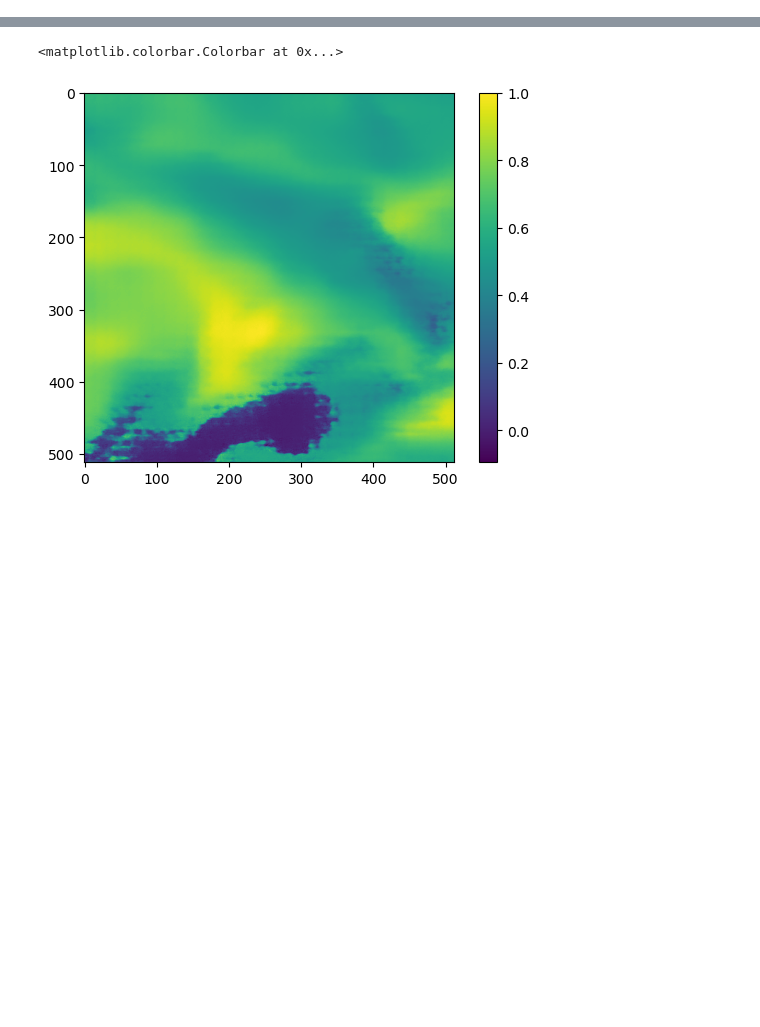
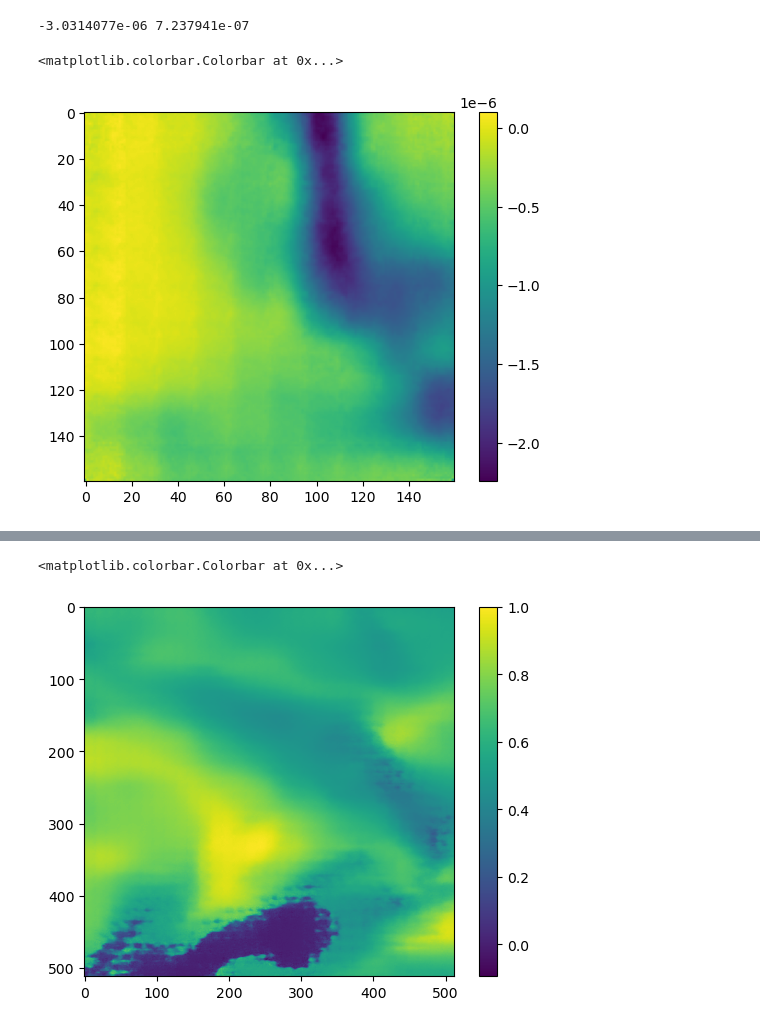
Before and after one commit to ar1619/DBPN_2, a Jupyter notebook: LST.ipynb, the cells around one changed output, grey strips where cells are left out. Saved outputs shown, nothing was run; the diff lists cells and outputs as text; code cells hidden in the pictures; blank space fills up the shorter version.

```diff
--- a/LST.ipynb
+++ b/LST.ipynb
@@ -13,0 +78,11 @@ plt.colorbar()
+# %%
+file_test = np.load('../../RDS/ephemeral/difference_xco2_test/sr/diff/0_lr.npy')
+# file_test = np.transpose(file_test, (0, 2, 1))
+file_test = unnormalize(file_test, lr)
+print(np.min(file_test[0]), np.max(file_test[0]))
+plt.imshow(file_test[1])
+plt.colorbar()
+# %% [output]
+-3.0314077e-06 7.237941e-07
+<matplotlib.colorbar.Colorbar at 0x...>
+[figure, added]
```
Also changed, not shown: parts of 14 cells of this notebook, 1 other file.
